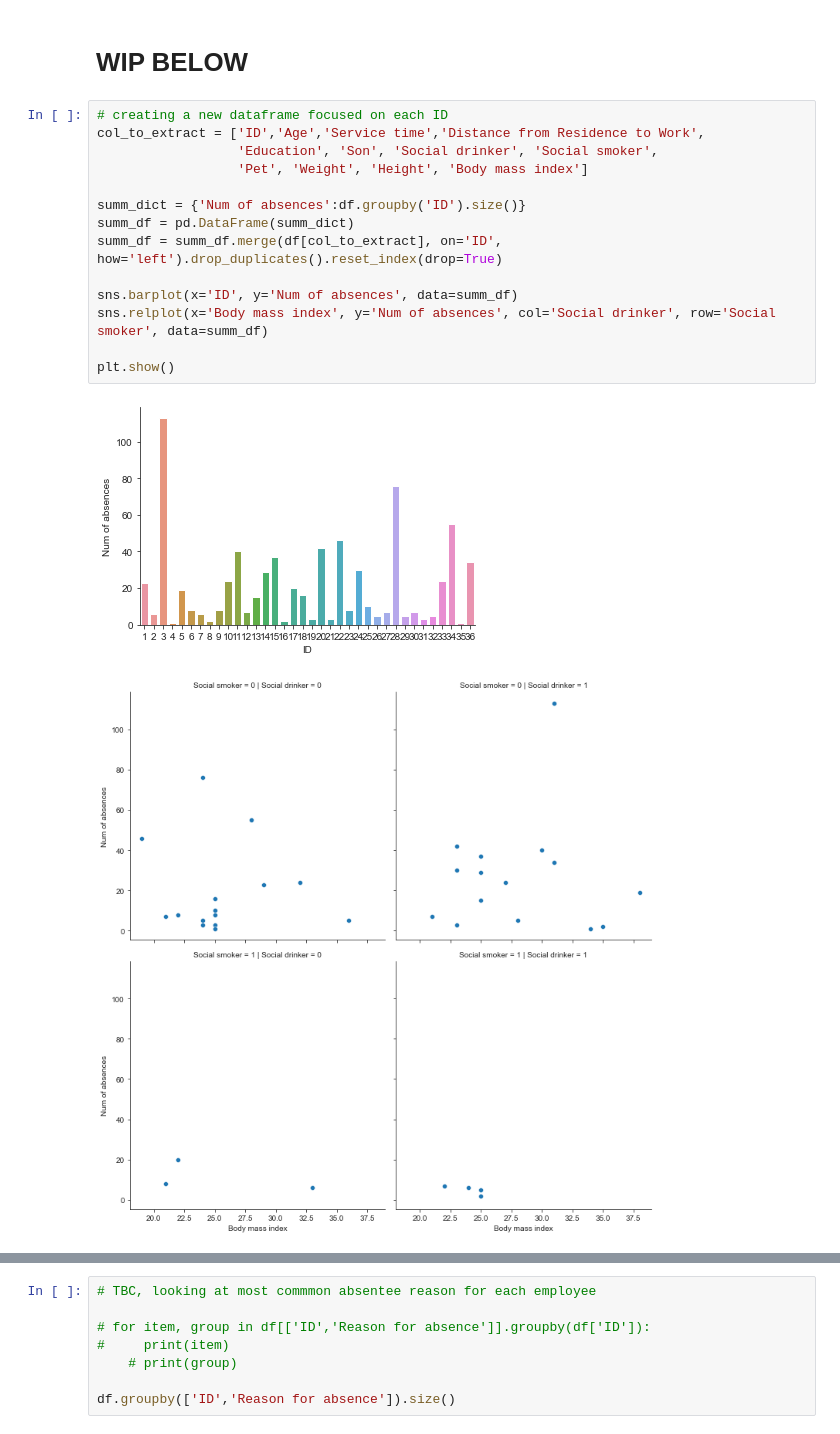
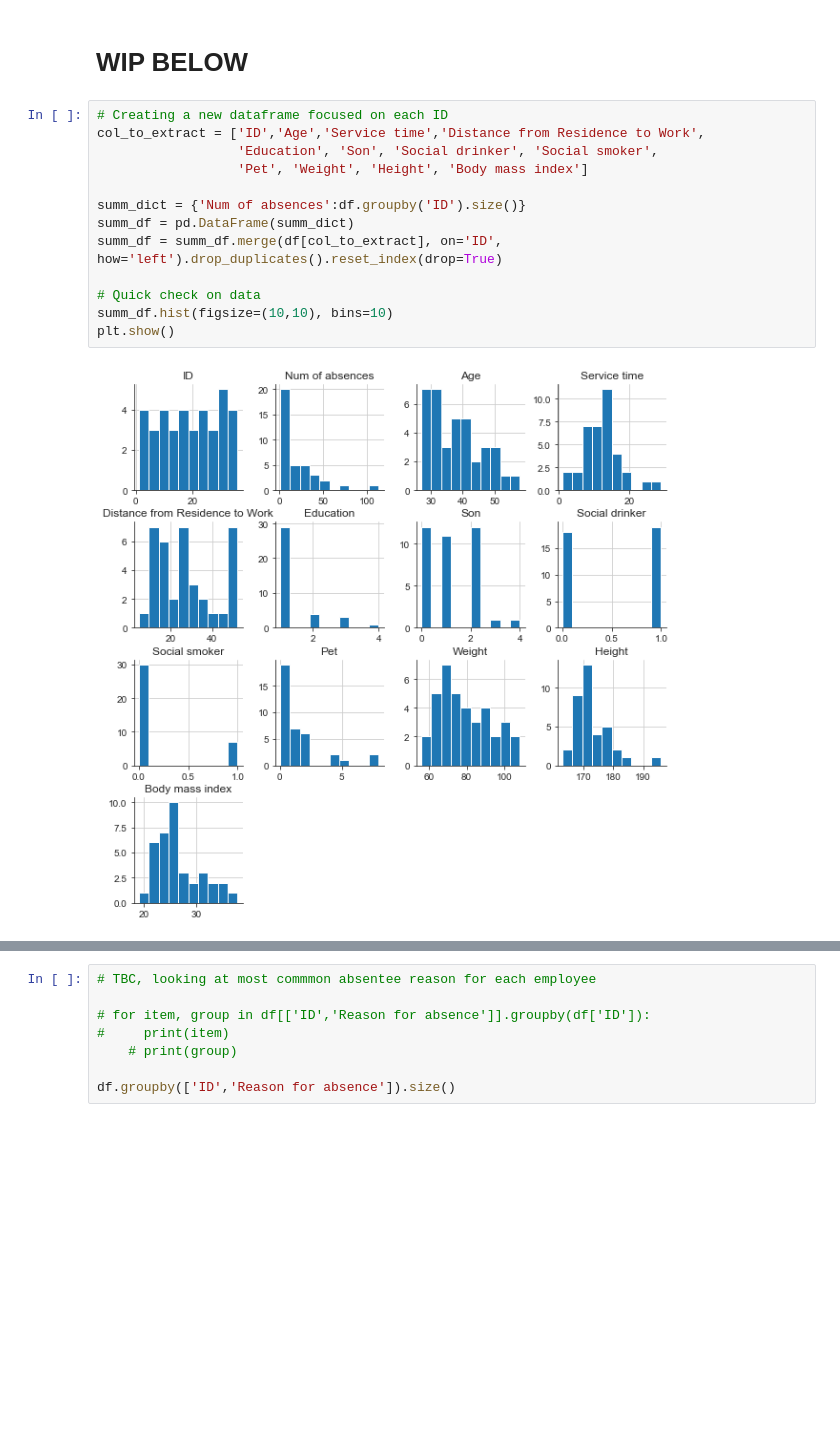
Before and after one commit to diweiho/Absenteeism-at-work, a Jupyter notebook: analysis.ipynb, the cells around one changed output, grey strips where cells are left out. Cells and saved outputs as stored; diff of their text form; blank space fills up the shorter version.

```diff
--- a/analysis.ipynb
+++ b/analysis.ipynb
@@ -257,19 +268,17 @@ plt.show()
 # %% [markdown]
 # WIP BELOW
 # %%
-# creating a new dataframe focused on each ID
+# Creating a new dataframe focused on each ID
 col_to_extract = ['ID','Age','Service time','Distance from Residence to Work',
                   'Education', 'Son', 'Social drinker', 'Social smoker',
                   'Pet', 'Weight', 'Height', 'Body mass index']
 
 summ_dict = {'Num of absences':df.groupby('ID').size()}
 summ_df = pd.DataFrame(summ_dict)
 summ_df = summ_df.merge(df[col_to_extract], on='ID', how='left').drop_duplicates().reset_index(drop=True)
 
-sns.barplot(x='ID', y='Num of absences', data=summ_df)
-sns.relplot(x='Body mass index', y='Num of absences', col='Social drinker', row='Social smoker', data=summ_df)
-
+# Quick check on data
+summ_df.hist(figsize=(10,10), bins=10)
 plt.show()
 # %% [output]
-[figure, old version]
+[figure, new version]
-[figure, removed]
```
Also changed, not shown: parts of 16 cells of this notebook.
